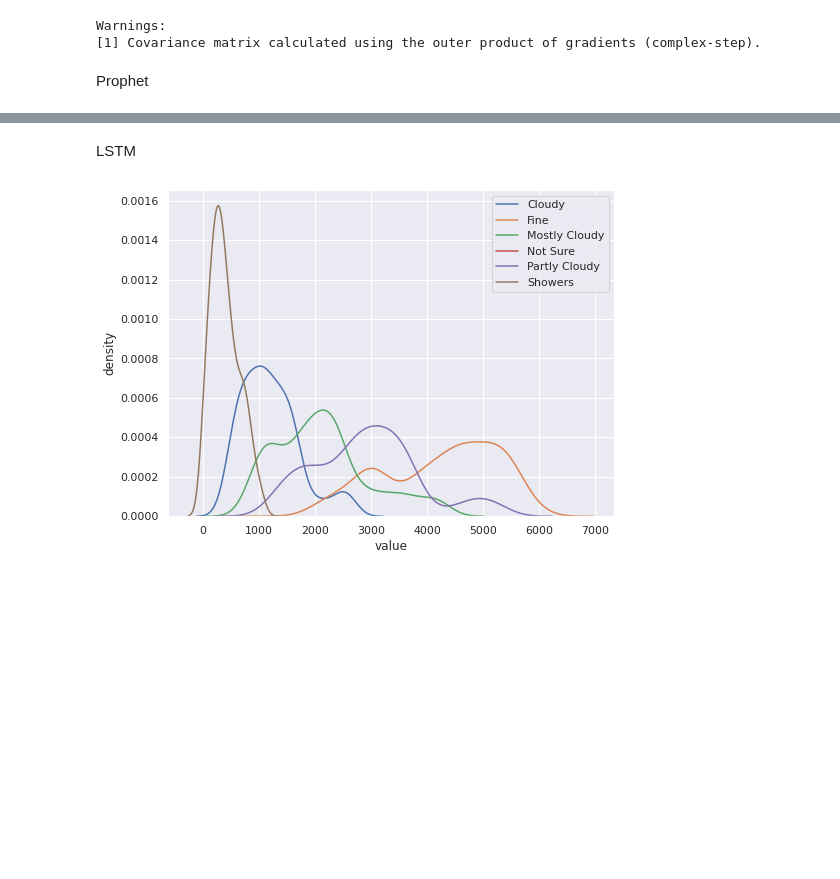
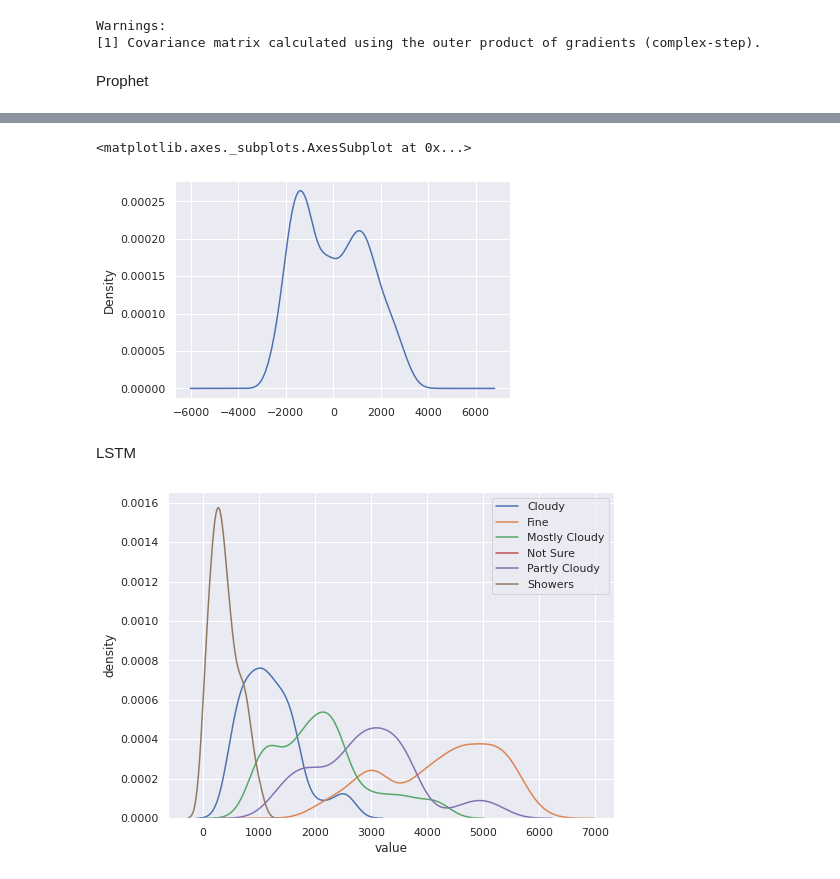
Before and after one commit to pixel-ports/PV_prod_predic, a Jupyter notebook: MODEL_PREDIC_BENCHMARK/PV_Prediction.ipynb, the cells around one changed output, grey strips where cells are left out. Saved outputs shown, nothing was run; the diff lists cells and outputs as text; code cells hidden in the pictures; blank space fills up the shorter version.

Commit message:
prophet residual

```diff
--- a/MODEL_PREDIC_BENCHMARK/PV_Prediction.ipynb
+++ b/MODEL_PREDIC_BENCHMARK/PV_Prediction.ipynb
@@ -412,3 +414,12 @@ model_prophet.plot_components(forecast)
+# %%
+forecast = model_prophet.predict()
+df = pd.merge(raw_data, forecast, on='ds')
+residuals = df['yhat'] - df['y']
+# %%
+residuals.plot(kind='kde')
+# %% [output]
+<matplotlib.axes._subplots.AxesSubplot at 0x...>
+[figure, added]
 # %% [markdown]
 LSTM
 # %%
```
Also changed, not shown: parts of 3 cells of this notebook.
